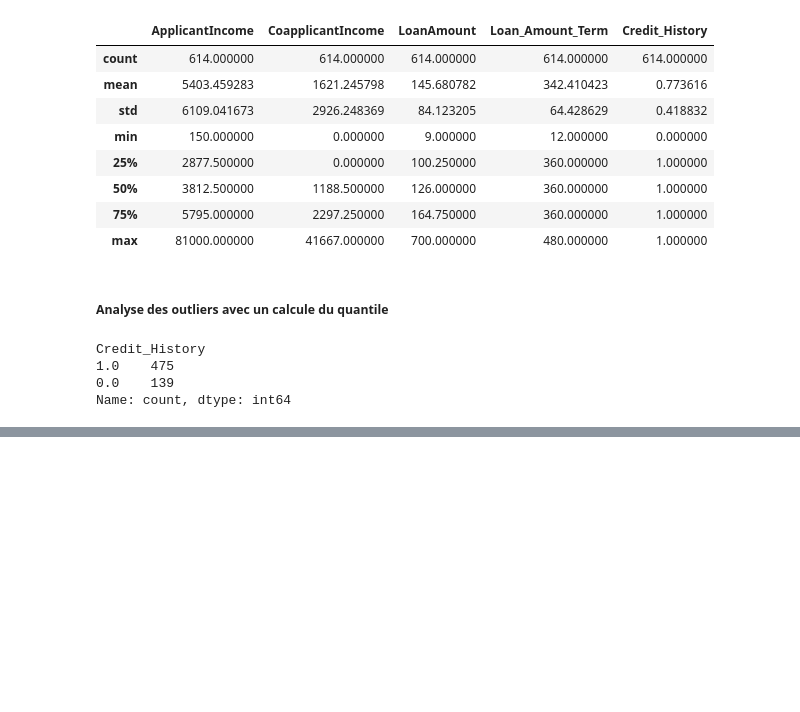
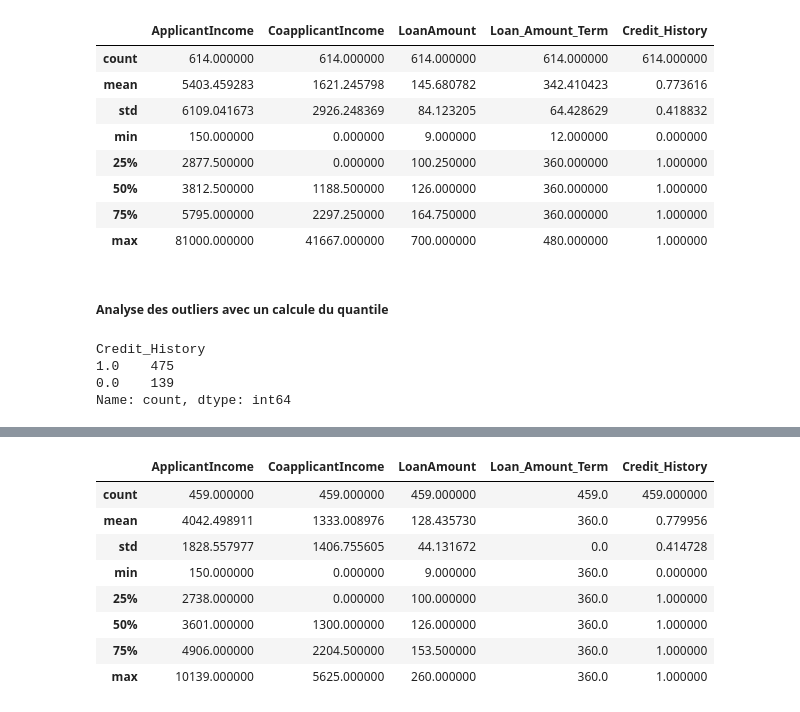
Before and after one commit to TheSmartisen/bank-prediction, a Jupyter notebook: notebooks/preprocessing.ipynb, the cells around one changed output, grey strips where cells are left out. Drawn from its saved outputs; the diff is of its cells as text; code cells hidden in the pictures; blank space fills up the shorter version.

```diff
--- a/notebooks/preprocessing.ipynb
+++ b/notebooks/preprocessing.ipynb
@@ -197,0 +368,23 @@ Nombre d'outliers : 227
+# %%
+df_cleaned = df.copy()
+for col in numeric_columns:
+    Q1 = df[col].quantile(0.25)
+    Q3 = df[col].quantile(0.75)
+    IQR = Q3 - Q1
+
+    lower_bound = Q1 - 1.5 * IQR
+    upper_bound = Q3 + 1.5 * IQR
+
+    df_cleaned = df_cleaned[(df_cleaned[col] >= lower_bound) & (df_cleaned[col] <= upper_bound)]
+# %%
+df_cleaned.describe()
+# %% [output]
+|  | ApplicantIncome | CoapplicantIncome | LoanAmount | Loan_Amount_Term | Credit_History |
+| count | 459.000000 | 459.000000 | 459.000000 | 459.0 | 459.000000 |
+| mean | 4042.498911 | 1333.008976 | 128.435730 | 360.0 | 0.779956 |
+| std | 1828.557977 | 1406.755605 | 44.131672 | 0.0 | 0.414728 |
+| min | 150.000000 | 0.000000 | 9.000000 | 360.0 | 0.000000 |
+| 25% | 2738.000000 | 0.000000 | 100.000000 | 360.0 | 1.000000 |
+| 50% | 3601.000000 | 1300.000000 | 126.000000 | 360.0 | 1.000000 |
+| 75% | 4906.000000 | 2204.500000 | 153.500000 | 360.0 | 1.000000 |
+| max | 10139.000000 | 5625.000000 | 260.000000 | 360.0 | 1.000000 |
```
Also changed, not shown: parts of 32 cells of this notebook, 3 other files.
